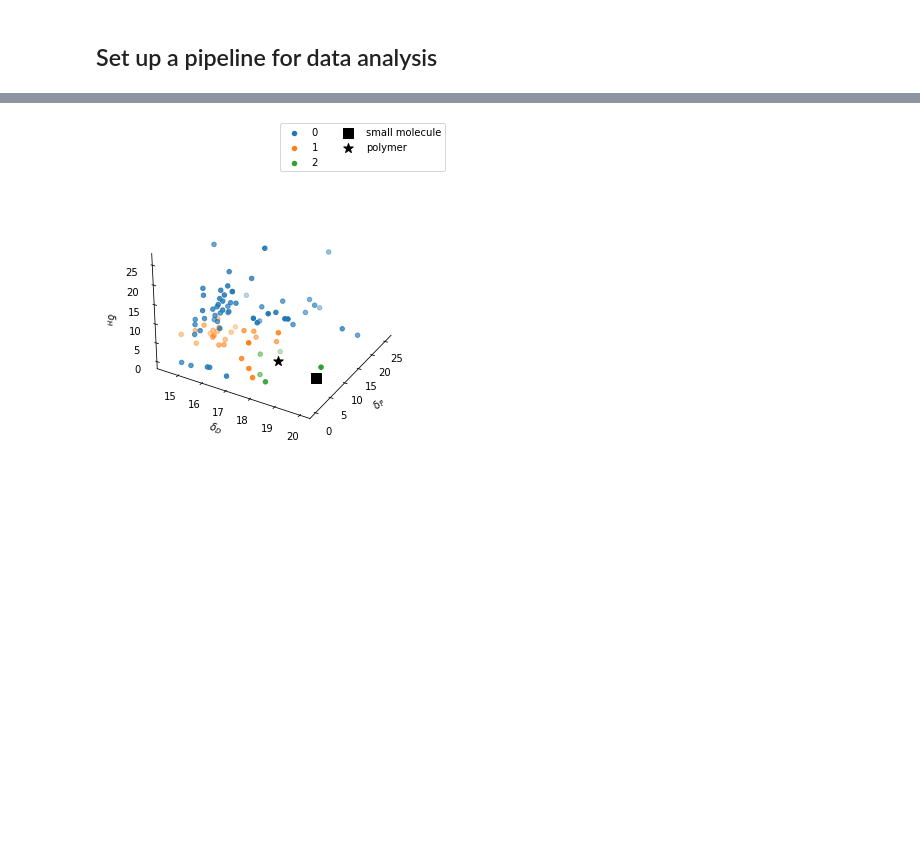
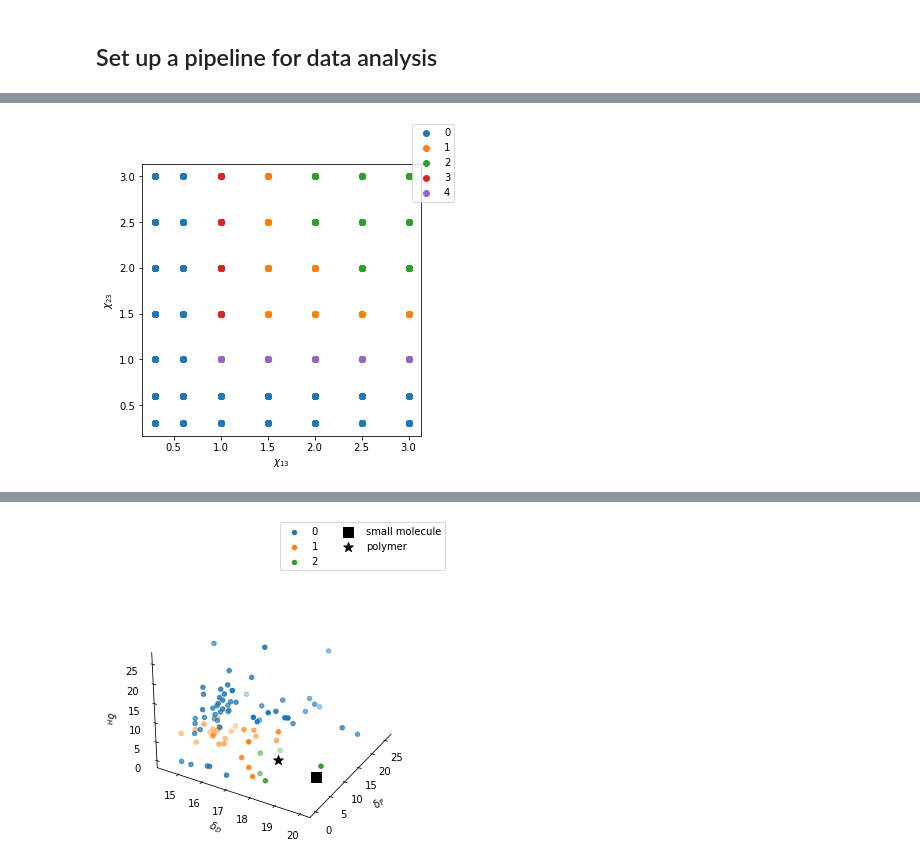
Before and after one commit to kiranvad/polyphase, a Jupyter notebook: notebooks/04-[Final] Clustering high-throughput phase diagrams.ipynb, the cells around one changed output, grey strips where cells are left out. Cells and saved outputs as stored; diff of their text form; code cells hidden in the pictures; blank space fills up the shorter version.

```diff
--- a/notebooks/04-[Final] Clustering high-throughput phase diagrams.ipynb
+++ b/notebooks/04-[Final] Clustering high-throughput phase diagrams.ipynb
@@ -234,3 +236,18 @@ Cardinality of cluster 2 is 80
+# %%
+df=out['df']
+fig, ax = plt.subplots(figsize=(5,5))
+labels = workflow.highdim_labels
+unique_labels = np.unique(labels)
+for ul in unique_labels:
+    ax.scatter(df[labels==ul]['chi13'],df[labels==ul]['chi23'],
+               label=str(ul))
+
+ax.set_xlabel(r'$\chi_{13}$')
+ax.set_ylabel(r'$\chi_{23}$')
+fig.legend(loc='upper right')
+plt.show()
+# %% [output]
+[figure, added]
 # %%
 df=out['df']
 
```
Also changed, not shown: parts of 5 cells of this notebook, 5 other files.
